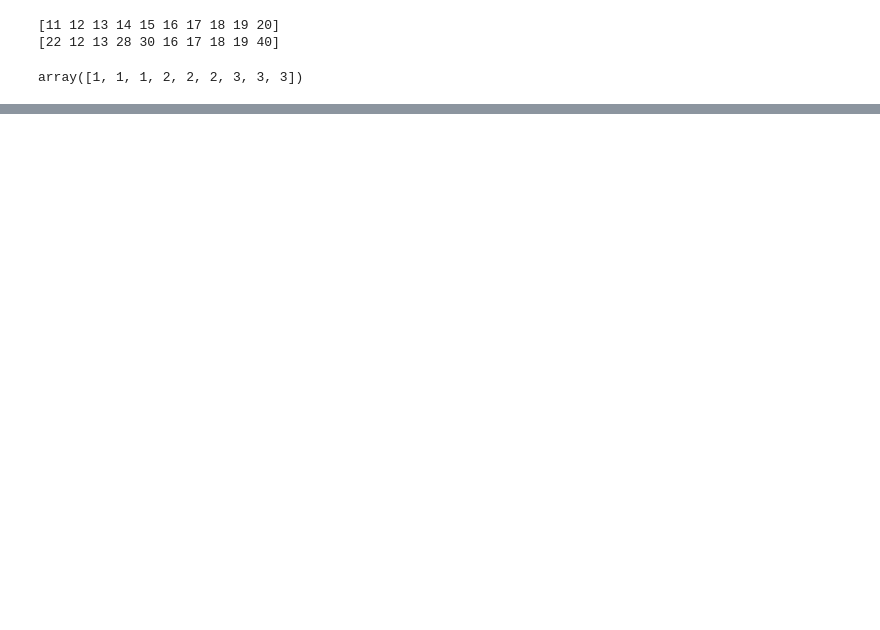
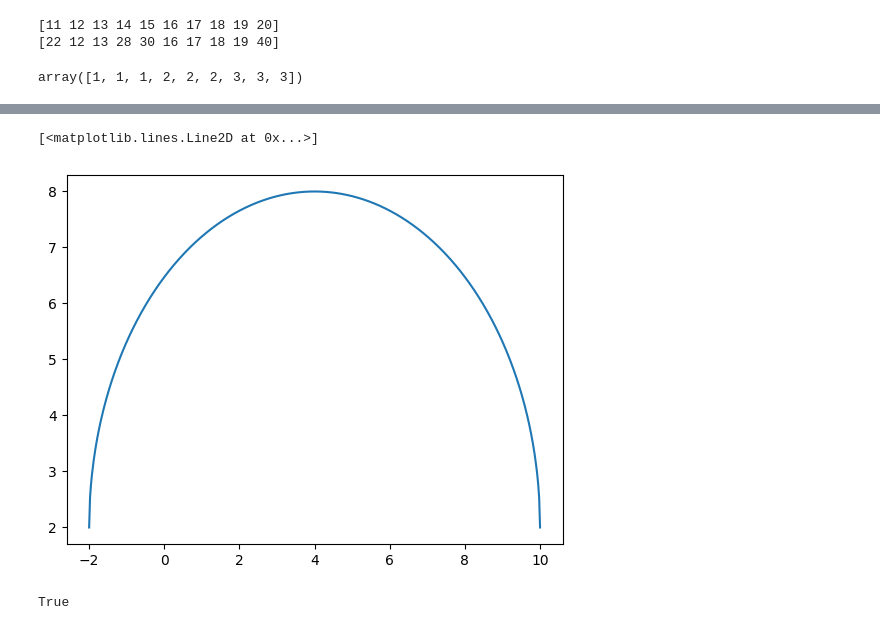
Before and after one commit to abhityagi994-prog/python_libraries, a Jupyter notebook: NumPy/Notebooks/Task_14.ipynb, the cells around one changed output, grey strips where cells are left out. Cells and saved outputs as stored; diff of their text form; code cells hidden in the pictures; blank space fills up the shorter version.

```diff
--- a/NumPy/Notebooks/Task_14.ipynb
+++ b/NumPy/Notebooks/Task_14.ipynb
@@ -69,0 +111,42 @@ print(a1)
+# %%
+import matplotlib
+from matplotlib import pyplot as plt
+
+x=np.linspace(-2,10,500)
+y=np.sqrt(36-(x-4)**2)+2
+
+plt.plot(x,y)
+# %% [output]
+[<matplotlib.lines.Line2D at 0x...>]
+[figure, added]
+# %%
+#Q-9: Write a program implement Boradcasting Rule to check if two array can be added or not.
+#Given tuples of shapes.
+
+#shape of a- (3,2,2)
+#shape of b- (2,2)
+
+#check_broadcast(a, b) -> return Boolean (True if can broadcasted, False other wise.
+
+
+def Broadcasting(arr1,arr2):
+    if len(arr1)<len(arr2):
+        arr1=(1,)*(len(arr2)-len(arr1))+arr1
+    elif len(arr2)<len(arr1):
+        arr2=(1,)*(len(arr1)-len(arr2))+arr2
+
+    for d1,d2 in zip(arr1,arr2):
+        if d1!=d2 and d1!=1 and d2!=1:
+            return False
+    return True
+
+
+def check_broadcast(a,b):
+    return Broadcasting(np.shape(a),np.shape(b))
+
+a=np.arange(1,13).reshape(3,2,2)
+b=np.arange(1,5).reshape(2,2)
+
+print(check_broadcast(a,b))
+# %% [output]
+True
```
Also changed, not shown: parts of 4 cells of this notebook, 1 other file.
